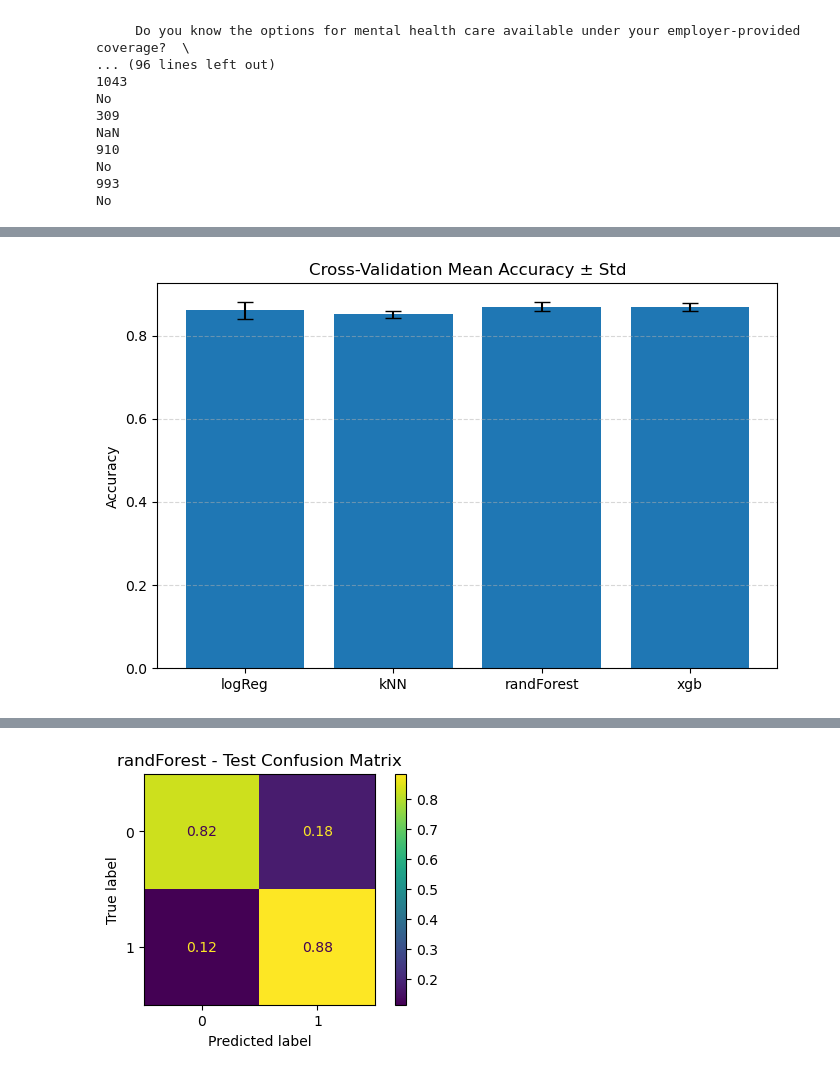
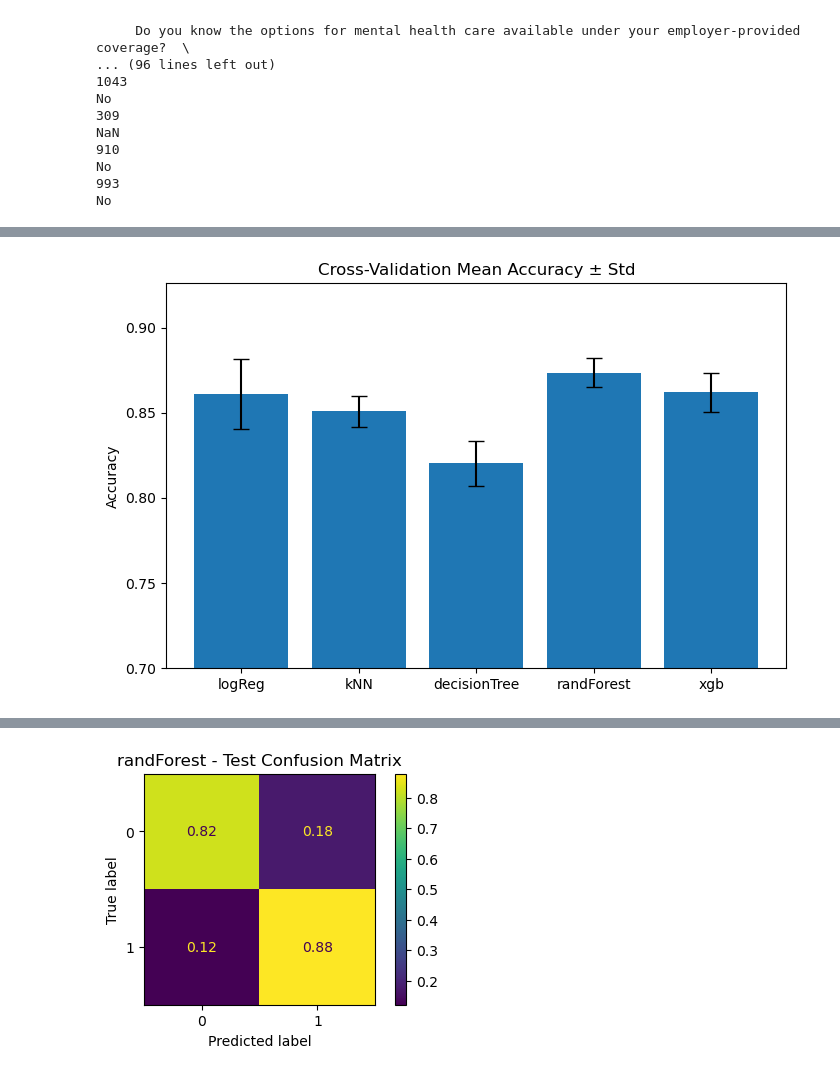
Before and after one commit to IDelionado/data-project, a Jupyter notebook: main.ipynb, the cells around one changed output, grey strips where cells are left out. Drawn from its saved outputs; the diff is of its cells as text; code cells hidden in the pictures.

Commit message:
added decision tree, param grid, fixed scale on mean/std chart

```diff
--- a/main.ipynb
+++ b/main.ipynb
@@ -739,6 +739,8 @@ from sklearn.metrics import accuracy_score
 import numpy as np
 from sklearn.metrics import confusion_matrix, ConfusionMatrixDisplay, classification_report
 from sklearn.inspection import permutation_importance
+from sklearn.model_selection import GridSearchCV
+from sklearn.tree import DecisionTreeClassifier
 
 
 continuous_ftrs= ["What is your age?"]
@@ -845,16 +847,69 @@ preprocess = ColumnTransformer(
 models = {
     "logReg": LogisticRegression(max_iter=5000),
     "kNN": KNeighborsClassifier(),
+    "decisionTree": DecisionTreeClassifier(),
     "randForest": RandomForestClassifier(),
-    "xgb": XGBClassifier(n_estimators=500,
-        learning_rate=0.05,
-        max_depth=4,
-        eval_metric="logloss",
-    )
+    "xgb": XGBClassifier()
 }
+
+
+
+# hyperparameters = {"learning_rate": [0.03],
+#                 "n_estimators": [1,30,100,300,1000],
+#                 "seed": [0],
+#                 "missing": [np.nan],
+#                 "max_depth": [1,3,10,30,100],
+#                 "colsample_bytree": [0.9],
+#                 "subsample": [0.66]}
+
+
+#param grid
+logReg_grid = {
+    'model__penalty': ['l1'],
+    'model__C': np.logspace(-3,3,7),
+    'model__solver': ['saga'],
+    'model__max_iter': [10000]
+}
+
+kNN_grid = {
+    "model__n_neighbors": [3, 5, 7, 9],
+    "model__weights": ["uniform", "distance"],
+    "model__p": [1, 2]
+}
+
+decisionTree_grid = {
+    "model__max_depth": [None, 5, 10, 20],
+    "model__min_samples_split": [2, 10],
+    "model__min_samples_leaf": [1, 4],
+}
+
+randForest_grid = {
+    'model__max_depth': [None, 15],
+    'model__min_samples_split': [2, 5, 10],
+    'model__n_estimators': [100, 200, 300]
+}
+
+xgb_grid = { #check
+    "model__learning_rate": [0.03],
+    "model__n_estimators": [100, 300, 1000],
+    "model__max_depth": [3, 5, 10],
+    "model__colsample_bytree": [0.5, 0.7, 0.9],
+    "model__subsample": [0.5, 0.66, 1.0]
+}
+
+grids = {
+    "logReg": logReg_grid,
+    "kNN": kNN_grid,
+    "decisionTree": decisionTree_grid,
+    "randForest": randForest_grid,
+    "xgb": xgb_grid
+}
+
+
 
 cv_results = {name: [] for name in models}
 predictions = []
+
 
 for fold, (train_idx, val_idx) in enumerate(kf.split(X_other, y_other), 1):
     print(f"\nFold {fold}")
@@ -888,23 +943,38 @@ models_list = list(cv_results.keys())
 means = [np.mean(cv_results[m]) for m in models_list]
 stds = [np.std(cv_results[m]) for m in models_list]
 
-plt.figure(figsize=(8,5))
-plt.bar(models_list, means, yerr=stds, capsize=6)
-plt.ylabel("Accuracy")
-plt.title("Cross-Validation Mean Accuracy ± Std")
-plt.grid(axis="y", linestyle="--", alpha=0.5)
+# plt.figure(figsize=(8,5))
+# plt.bar(models_list, means, yerr=stds, capsize=6)
+# plt.ylabel("Accuracy")
+# plt.title("Cross-Validation Mean Accuracy ± Std")
+# plt.grid(axis="y", linestyle="--", alpha=0.5)
+# plt.show()
+
+
+fig, ax = plt.subplots(figsize=(8,5))
+ax.bar(models_list, means, yerr=stds, capsize=6)
+ax.set_ylabel("Accuracy")
+ax.set_ylim(0.7)
+ax.set_title("Cross-Validation Mean Accuracy ± Std")
 plt.show()
 
+
 best_model_name = max(cv_results, key=lambda k: np.mean(cv_results[k]))
+param_grid = grids[best_model_name]
 best_model = models[best_model_name]
 
 pipe_best = Pipeline([("preprocess", preprocess), ("model", best_model)])
-pipe_best.fit(X_other, y_other)
+
+grid = GridSearchCV(pipe_best, param_grid, cv=5)
+grid.fit(X_other, y_other)
+#pipe_best.fit(X_other, y_other)
+best_tuned_model = grid.best_estimator_
 y_pred_test = pipe_best.predict(X_test)
 acc = accuracy_score(y_test, y_pred_test)
 
 print(f"\nBest model: {best_model_name}")
 print(f"Test accuracy: {acc:.3f}\n")
+print("Best parameters:", grid.best_params_)
 print("Classification Report:")
 print(classification_report(y_test, y_pred_test))
 
@@ -924,6 +994,9 @@ mean_importances = scores.mean(axis=1)
 
 sorted_idx = np.argsort(mean_importances)[::-1][:10]
 
+
+print(scores[sorted_idx].T.min())
+
 plt.figure(figsize=(8,5))
 plt.boxplot(scores[sorted_idx].T, vert=False, labels=ftr_names[sorted_idx])
 plt.axvline(pipe_best.score(X_test, y_test), color='red', linestyle='--', label='Test Accuracy')
@@ -952,2 +1025,2 @@ xgb: mean=0.869, std=0.010
-[figure, old version]
+[figure, new version]
 Best model: randForest
```
Also changed, not shown: parts of 1 cell of this notebook.
